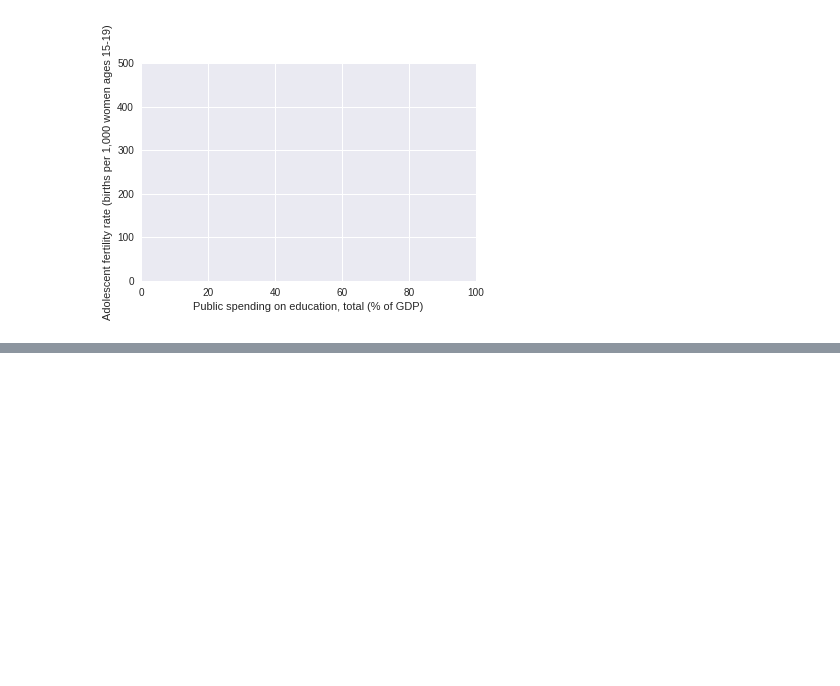
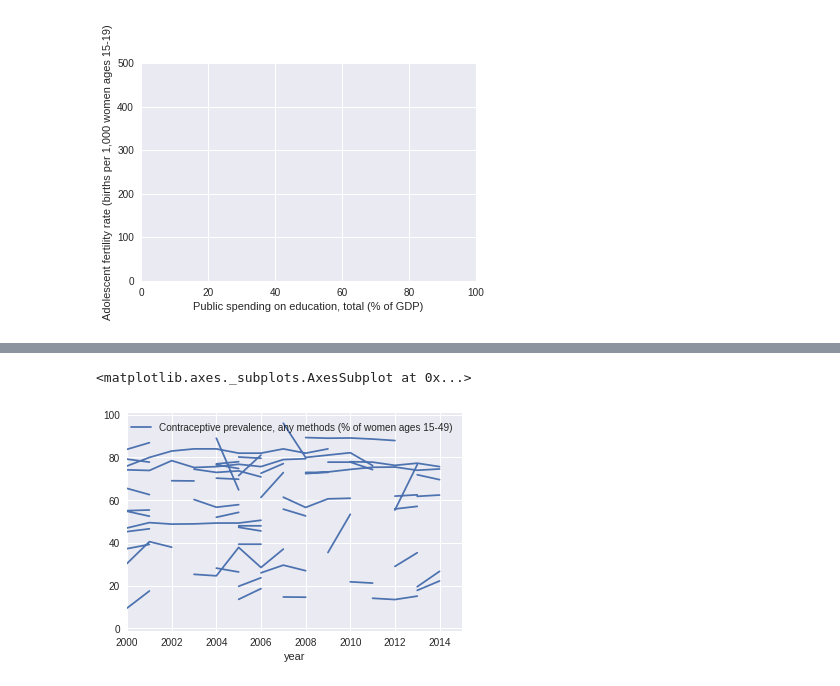
Before and after one commit to circushaase/Capstone-1_WorldBank_GenderData, a Jupyter notebook: Data_story.ipynb, the cells around one changed output, grey strips where cells are left out. Drawn from its saved outputs; the diff is of its cells as text; code cells hidden in the pictures; blank space fills up the shorter version.

```diff
--- a/Data_story.ipynb
+++ b/Data_story.ipynb
@@ -48,0 +45,5 @@ df2015.plot( x='Public spending on education, total (% of GDP)', y= 'Adolescent
+# %%
+df.plot(x='year', y = 'Contraceptive prevalence, any methods (% of women ages 15-49)')
+# %% [output]
+<matplotlib.axes._subplots.AxesSubplot at 0x...>
+[figure, added]
```
Also changed, not shown: parts of 10 cells of this notebook.
